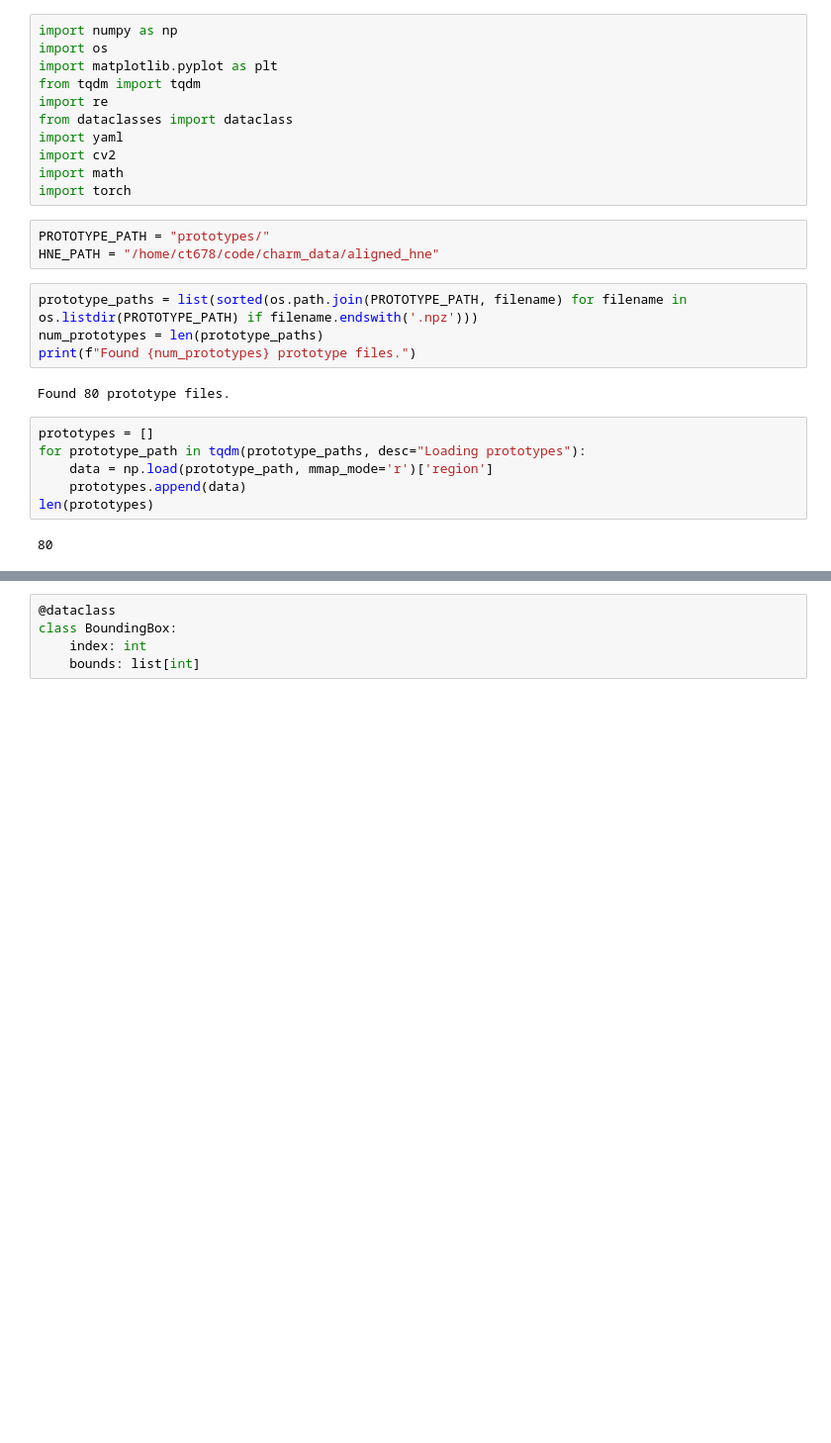
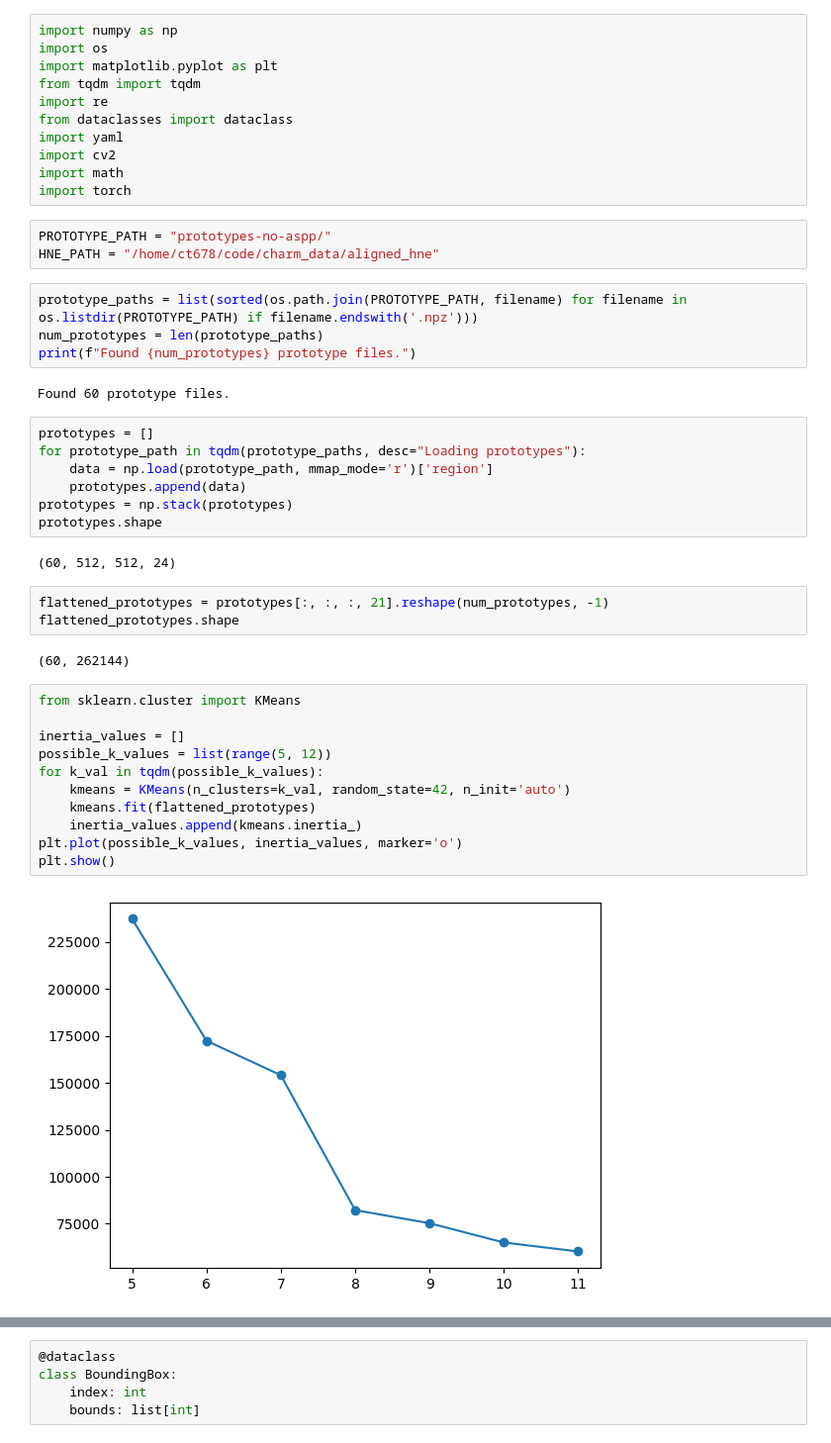
Before and after one commit to cyber-chris/this-does-not-look-like-that, a Jupyter notebook: prototype_viz.ipynb, the cells around one changed output, grey strips where cells are left out. Shown at 99% size. Saved outputs shown, nothing was run; the diff lists cells and outputs as text; blank space fills up the shorter version.

Commit message:
update prototype viz nb

```diff
--- a/prototype_viz.ipynb
+++ b/prototype_viz.ipynb
@@ -10,19 +10,38 @@ import cv2
 import math
 import torch
 # %%
-PROTOTYPE_PATH = "prototypes/"
+PROTOTYPE_PATH = "prototypes-no-aspp/"
 HNE_PATH = "/home/ct678/code/charm_data/aligned_hne"
 # %%
 prototype_paths = list(sorted(os.path.join(PROTOTYPE_PATH, filename) for filename in os.listdir(PROTOTYPE_PATH) if filename.endswith('.npz')))
 num_prototypes = len(prototype_paths)
 print(f"Found {num_prototypes} prototype files.")
 # %% [output]
-Found 80 prototype files.
+Found 60 prototype files.
 # %%
 prototypes = []
 for prototype_path in tqdm(prototype_paths, desc="Loading prototypes"):
     data = np.load(prototype_path, mmap_mode='r')['region']
     prototypes.append(data)
-len(prototypes)
+prototypes = np.stack(prototypes)
+prototypes.shape
 # %% [output]
-80
+(60, 512, 512, 24)
+# %%
+flattened_prototypes = prototypes[:, :, :, 21].reshape(num_prototypes, -1)
+flattened_prototypes.shape
+# %% [output]
+(60, 262144)
+# %%
+from sklearn.cluster import KMeans
+
+inertia_values = []
+possible_k_values = list(range(5, 12))
+for k_val in tqdm(possible_k_values):
+    kmeans = KMeans(n_clusters=k_val, random_state=42, n_init='auto')
+    kmeans.fit(flattened_prototypes)
+    inertia_values.append(kmeans.inertia_)
+plt.plot(possible_k_values, inertia_values, marker='o')
+plt.show()
+# %% [output]
+[figure, added]
```
Also changed, not shown: parts of 9 cells of this notebook.
